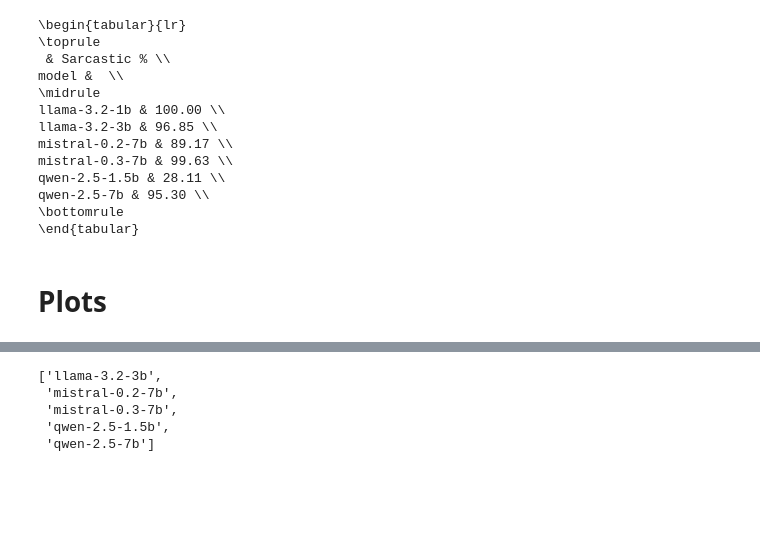
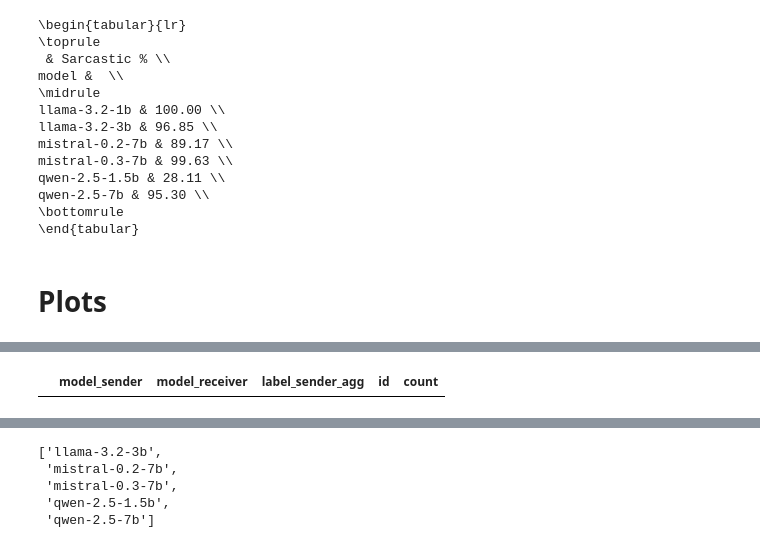
Before and after one commit to mariehaahr/mas, a Jupyter notebook: analysis.ipynb, the cells around one changed output, grey strips where cells are left out. Saved outputs shown, nothing was run; the diff lists cells and outputs as text; code cells hidden in the pictures; blank space fills up the shorter version.

```diff
--- a/analysis.ipynb
+++ b/analysis.ipynb
@@ -467,3 +468,7 @@ print(heatmap_df)
+# %%
+heatmap_df[(heatmap_df['model_receiver'] == 'qwen-2.5-1.5b') & (heatmap_df['model_sender'] == 'mistral-0.3-7b')]
+# %% [output]
+|  | model_sender | model_receiver | label_sender_agg | id | count |
 # %%
 print(heatmap_df.head())
 print(heatmap_df.columns)
```
Also changed, not shown: parts of 5 cells of this notebook, 1 other file.
